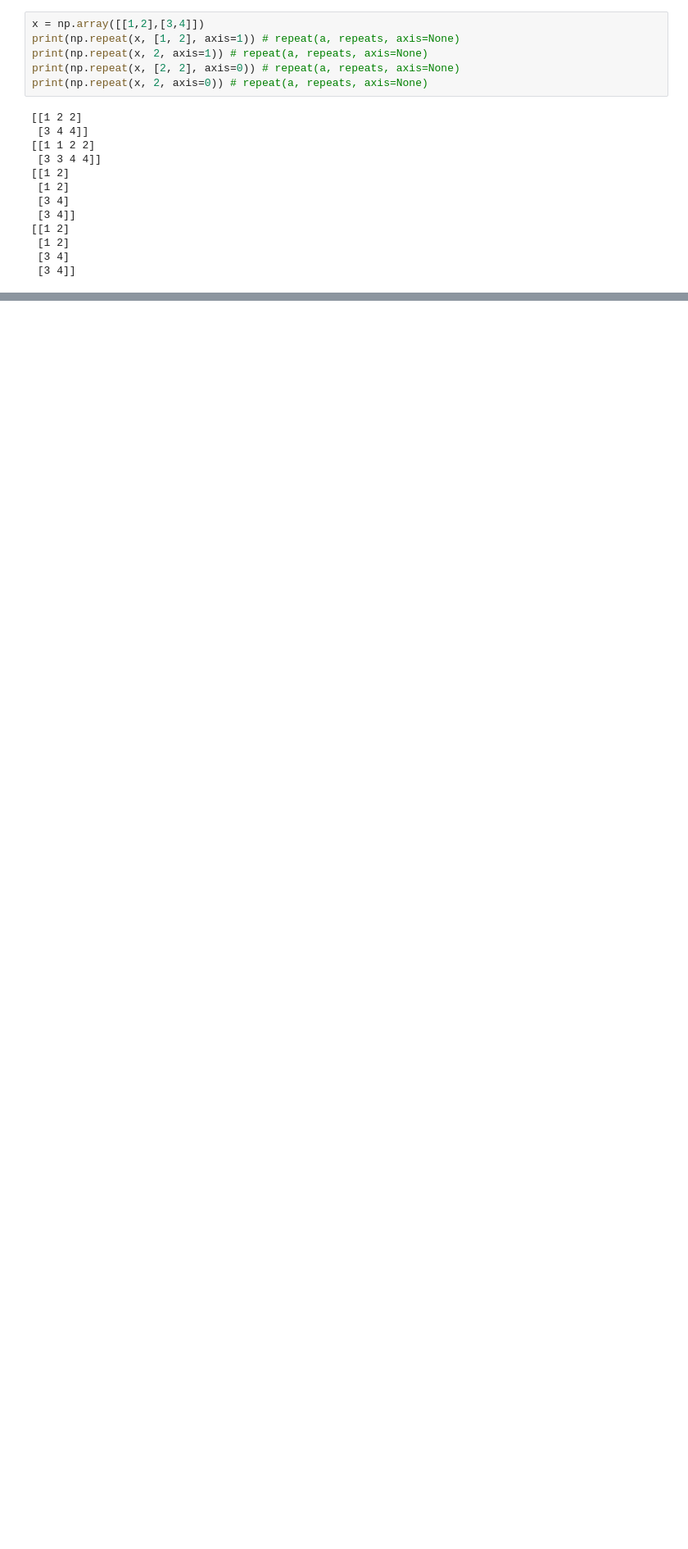
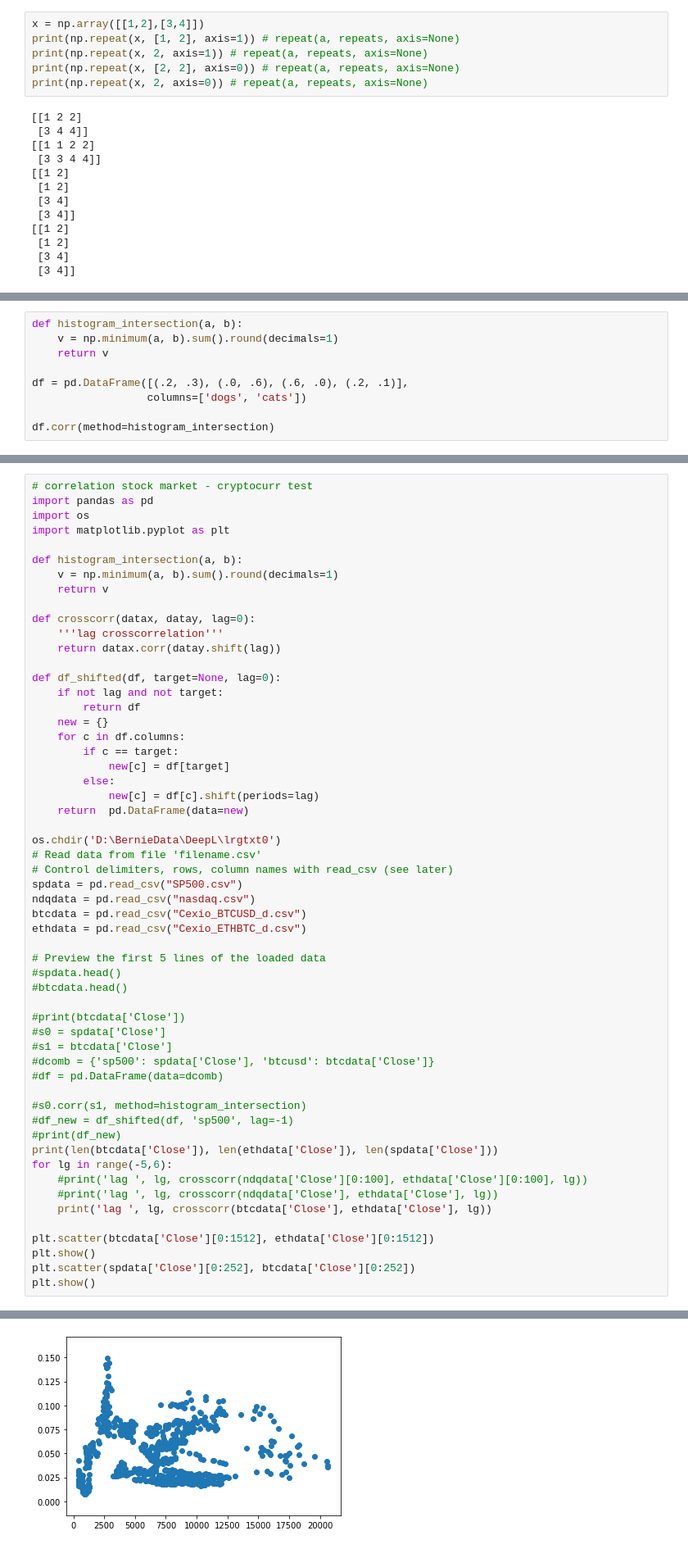
Before and after one commit to Unilmalas/TextAI, a Jupyter notebook: snippets32.ipynb, the cells around one changed output, grey strips where cells are left out. Shown: that part at 82% size. Drawn from its saved outputs; the diff is of its cells as text; blank space fills up the shorter version.

```diff
--- a/snippets32.ipynb
+++ b/snippets32.ipynb
@@ -1227,0 +1323,9 @@ print(np.repeat(x, 2, axis=0)) # repeat(a, repeats, axis=None)
+# %%
+def histogram_intersection(a, b):
+    v = np.minimum(a, b).sum().round(decimals=1)
+    return v
+
+df = pd.DataFrame([(.2, .3), (.0, .6), (.6, .0), (.2, .1)],
+                  columns=['dogs', 'cats'])
+
+df.corr(method=histogram_intersection)
@@ -1227,0 +1336,57 @@ print(np.repeat(x, 2, axis=0)) # repeat(a, repeats, axis=None)
+# %%
+# correlation stock market - cryptocurr test
+import pandas as pd
+import os
+import matplotlib.pyplot as plt
+
+def histogram_intersection(a, b):
+    v = np.minimum(a, b).sum().round(decimals=1)
+    return v
+
+def crosscorr(datax, datay, lag=0):
+    '''lag crosscorrelation'''
+    return datax.corr(datay.shift(lag))
+
+def df_shifted(df, target=None, lag=0):
+    if not lag and not target:
+        return df
+    new = {}
+    for c in df.columns:
+        if c == target:
+            new[c] = df[target]
+        else:
+            new[c] = df[c].shift(periods=lag)
+    return  pd.DataFrame(data=new)
+
+os.chdir('D:\BernieData\DeepL\lrgtxt0')
+# Read data from file 'filename.csv'
+# Control delimiters, rows, column names with read_csv (see later)
+spdata = pd.read_csv("SP500.csv")
+ndqdata = pd.read_csv("nasdaq.csv")
+btcdata = pd.read_csv("Cexio_BTCUSD_d.csv")
+ethdata = pd.read_csv("Cexio_ETHBTC_d.csv")
+
+# Preview the first 5 lines of the loaded data
+#spdata.head()
+#btcdata.head()
+
+#print(btcdata['Close'])
+#s0 = spdata['Close']
+#s1 = btcdata['Close']
+#dcomb = {'sp500': spdata['Close'], 'btcusd': btcdata['Close']}
+#df = pd.DataFrame(data=dcomb)
+
+#s0.corr(s1, method=histogram_intersection)
+#df_new = df_shifted(df, 'sp500', lag=-1)
+#print(df_new)
+print(len(btcdata['Close']), len(ethdata['Close']), len(spdata['Close']))
+for lg in range(-5,6):
+    #print('lag ', lg, crosscorr(ndqdata['Close'][0:100], ethdata['Close'][0:100], lg))
+    #print('lag ', lg, crosscorr(ndqdata['Close'], ethdata['Close'], lg))
+    print('lag ', lg, crosscorr(btcdata['Close'], ethdata['Close'], lg))
+
+plt.scatter(btcdata['Close'][0:1512], ethdata['Close'][0:1512])
+plt.show()
+plt.scatter(spdata['Close'][0:252], btcdata['Close'][0:252])
+plt.show()
+# %% [output]
@@ -1227,0 +1405 @@ print(np.repeat(x, 2, axis=0)) # repeat(a, repeats, axis=None)
+[figure, added]
```
Also changed, not shown: parts of 10 cells of this notebook.
